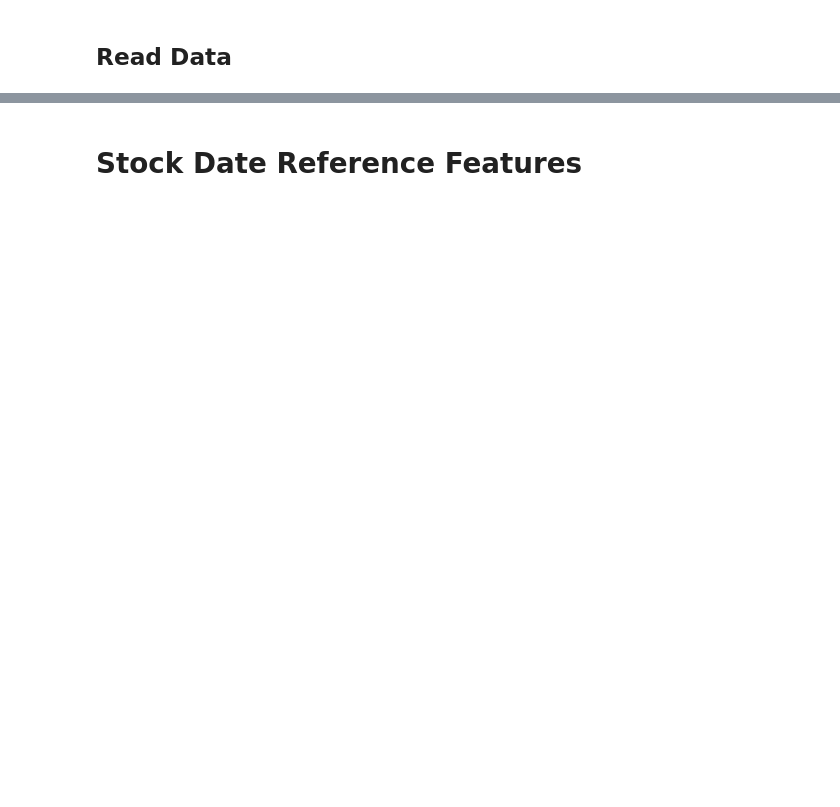
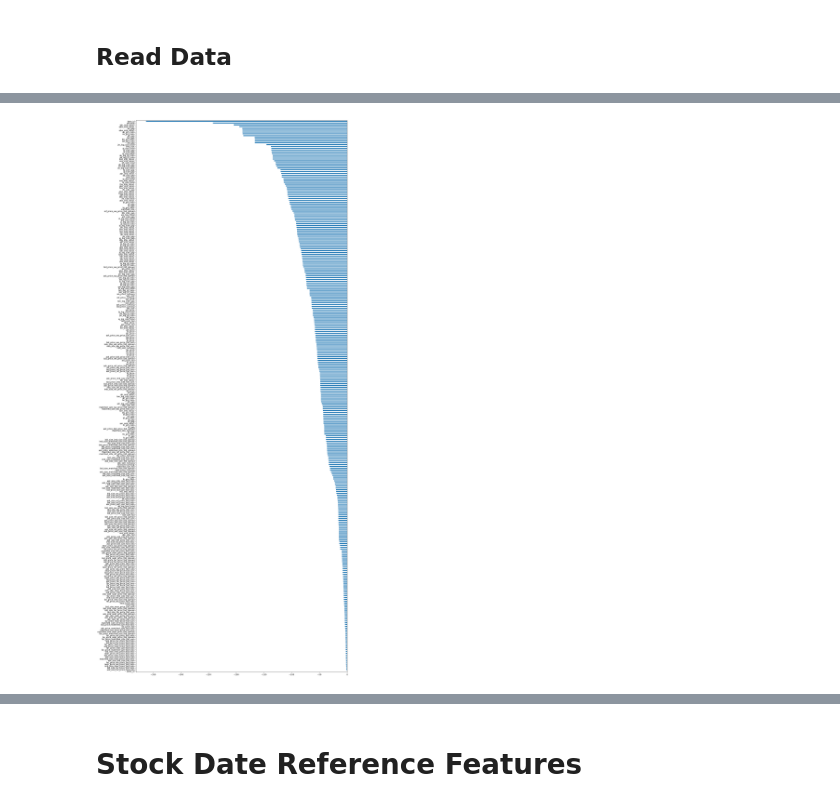
Before and after one commit to waikey-lee/kaggle-optiver-trading, a Jupyter notebook: notebooks/2.feature_engineering.ipynb, the cells around one changed output, grey strips where cells are left out. Saved outputs shown, nothing was run; the diff lists cells and outputs as text; code cells hidden in the pictures; blank space fills up the shorter version.

```diff
--- a/notebooks/2.feature_engineering.ipynb
+++ b/notebooks/2.feature_engineering.ipynb
@@ -110,0 +370,5 @@ Wall time: 21 µs
+# %%
+logp = read_data("../feature_logp_values.csv")
+logp2 = read_data("../feature_logp_values2.csv")
+# %%
+all_logp = pd.concat([logp, logp2], axis=1)
@@ -110,0 +391,9 @@ Wall time: 21 µs
+# %%
+all_logp = all_logp.replace(-np.inf, np.nan)
+all_logp_mean = all_logp.mean().clip(-512, 0).sort_values()[::-1]
+# %%
+plt.figure(figsize=(19, 50))
+all_logp_mean.plot.barh()
+plt.show()
+# %% [output]
+[figure, added]
```
Also changed, not shown: parts of 89 cells of this notebook.
